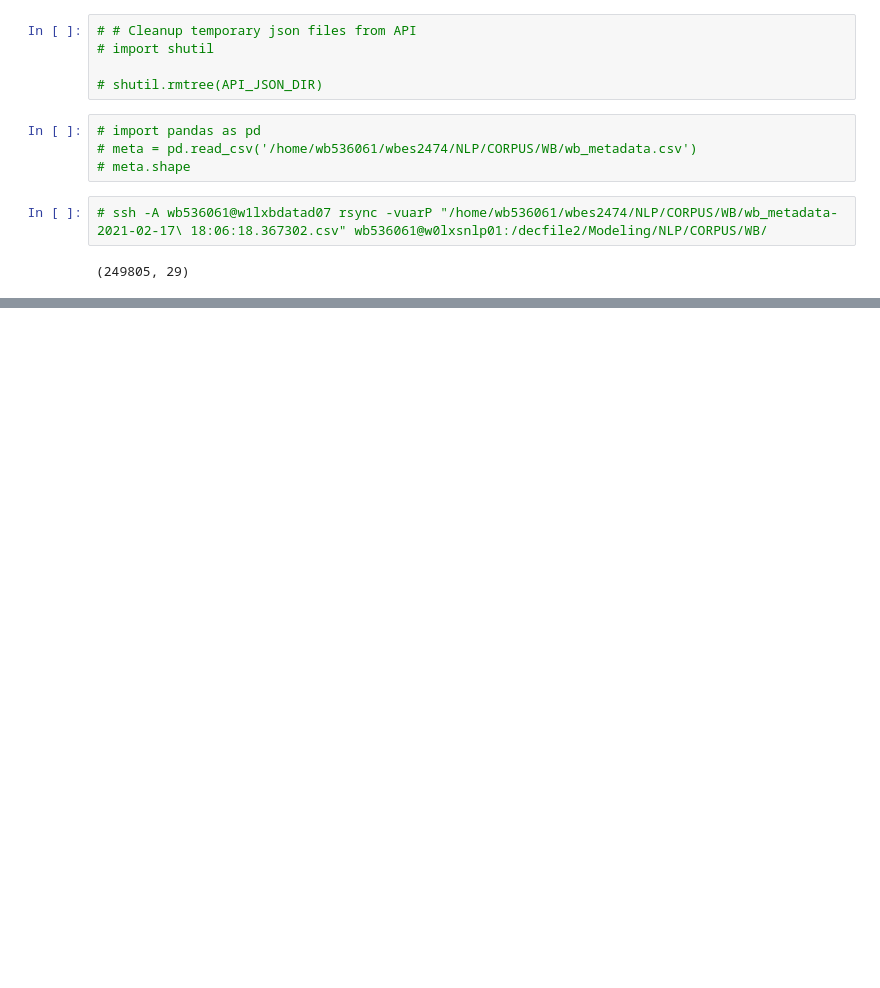
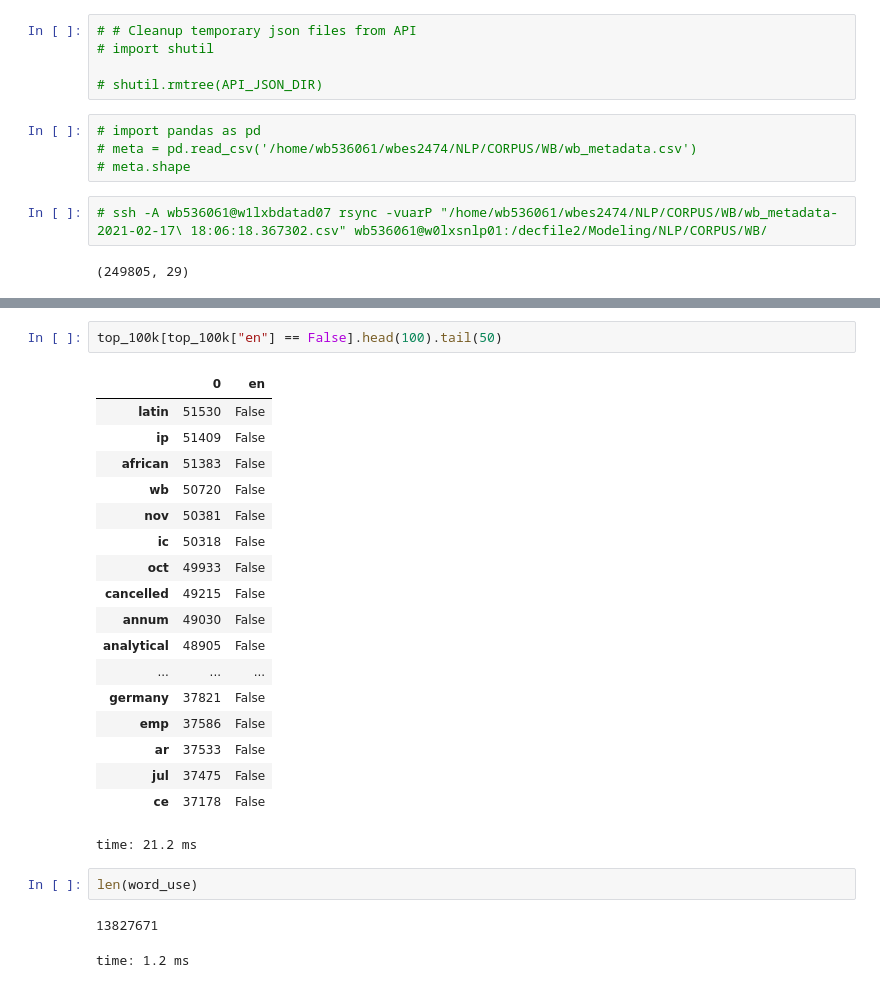
Before and after one commit to worldbank/wb-nlp-apps, a Jupyter notebook: notebooks/scrapers/wb_api_scraper_latest.ipynb, the cells around one changed output, grey strips where cells are left out. Drawn from its saved outputs; the diff is of its cells as text; blank space fills up the shorter version.

```diff
--- a/notebooks/scrapers/wb_api_scraper_latest.ipynb
+++ b/notebooks/scrapers/wb_api_scraper_latest.ipynb
@@ -945,0 +1163,26 @@ normalized_final_df.shape
+# %%
+top_100k[top_100k["en"] == False].head(100).tail(50)
+# %% [output]
+|  | 0 | en |
+| latin | 51530 | False |
+| ip | 51409 | False |
+| african | 51383 | False |
+| wb | 50720 | False |
+| nov | 50381 | False |
+| ic | 50318 | False |
+| oct | 49933 | False |
+| cancelled | 49215 | False |
+| annum | 49030 | False |
+| analytical | 48905 | False |
+| ... | ... | ... |
+| germany | 37821 | False |
+| emp | 37586 | False |
+| ar | 37533 | False |
+| jul | 37475 | False |
+| ce | 37178 | False |
+time: 21.2 ms
+# %%
+len(word_use)
+# %% [output]
+13827671
+time: 1.2 ms
```
Also changed, not shown: parts of 83 cells of this notebook, 1 other file.
